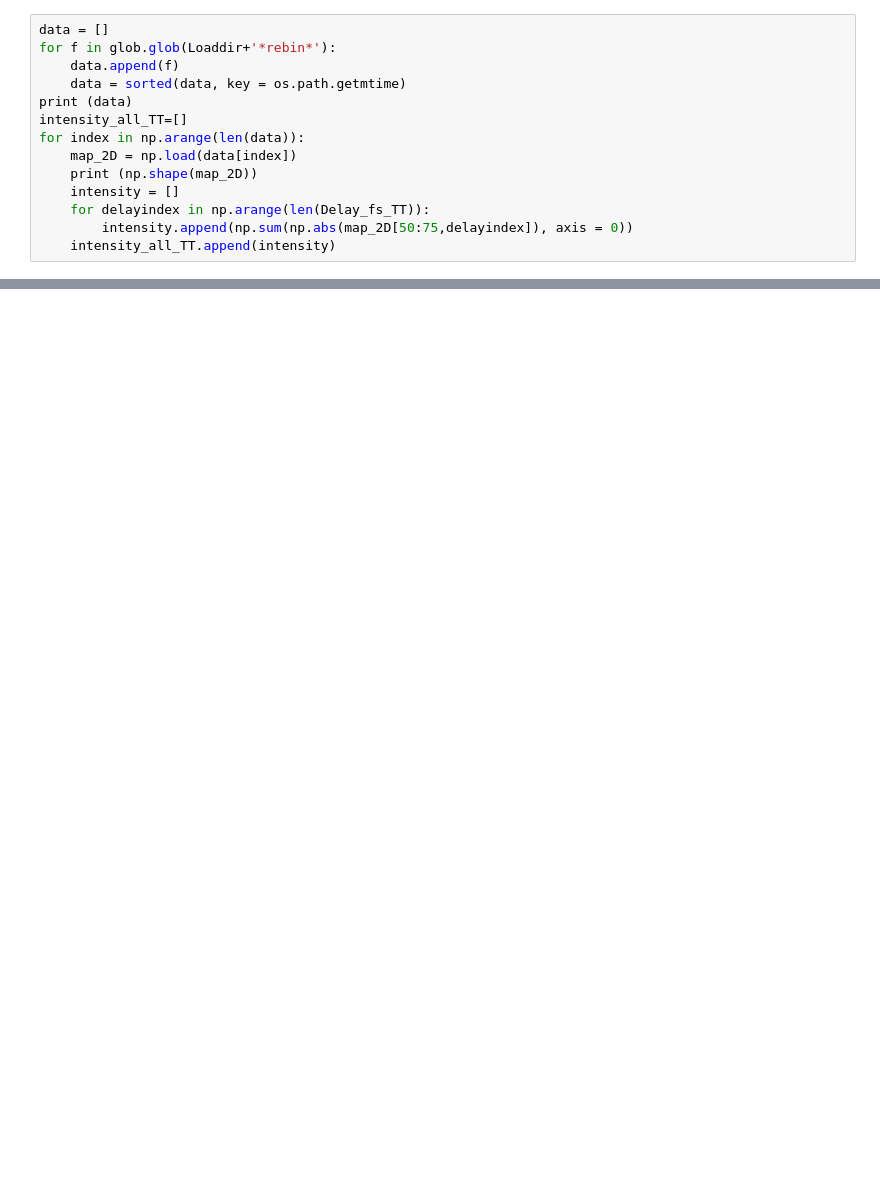
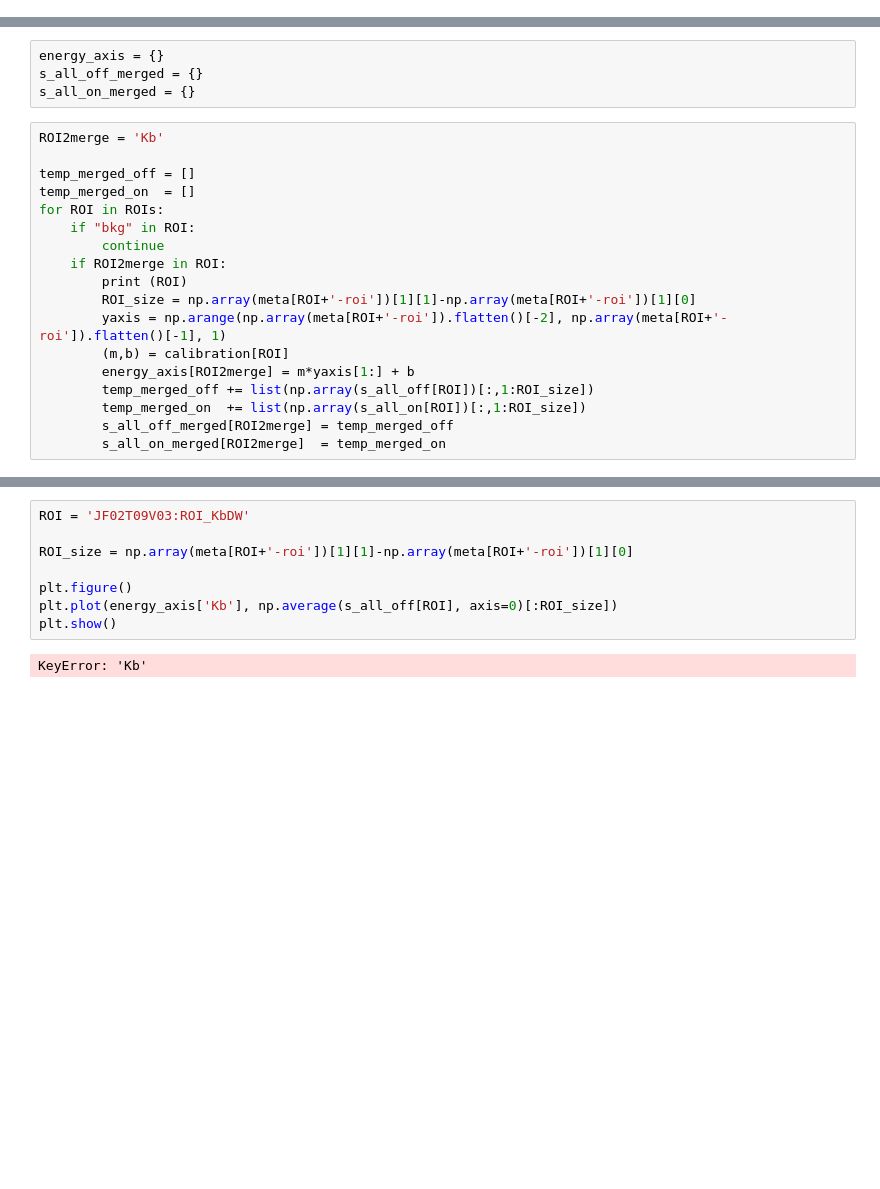
Before and after one commit to paulscherrerinstitute/alvra_beamline_scripts, a Jupyter notebook: Plotting_XES_timescans.ipynb, the cells around one changed output, grey strips where cells are left out. Saved outputs shown, nothing was run; the diff lists cells and outputs as text; blank space fills up the shorter version.

```diff
--- a/Plotting_XES_timescans.ipynb
+++ b/Plotting_XES_timescans.ipynb
@@ -487,14 +0,0 @@ plt.savefig('/das/work/p20/p20537/Claudio/PNG/Kb_timetraces.PNG')
-# %%
-data = []
-for f in glob.glob(Loaddir+'*rebin*'):
-    data.append(f)
-    data = sorted(data, key = os.path.getmtime)
-print (data)
-intensity_all_TT=[]
-for index in np.arange(len(data)):
-    map_2D = np.load(data[index])
-    print (np.shape(map_2D))
-    intensity = []
-    for delayindex in np.arange(len(Delay_fs_TT)):
-        intensity.append(np.sum(np.abs(map_2D[50:75,delayindex]), axis = 0))
-    intensity_all_TT.append(intensity)
@@ -603,0 +77,22 @@ plt.show()
+# %%
+energy_axis = {}
+s_all_off_merged = {}
+s_all_on_merged = {}
+# %%
+ROI2merge = 'Kb'
+
+temp_merged_off = []
+temp_merged_on  = []
+for ROI in ROIs:
+    if "bkg" in ROI:
+        continue
+    if ROI2merge in ROI:
+        print (ROI)
+        ROI_size = np.array(meta[ROI+'-roi'])[1][1]-np.array(meta[ROI+'-roi'])[1][0]
+        yaxis = np.arange(np.array(meta[ROI+'-roi']).flatten()[-2], np.array(meta[ROI+'-roi']).flatten()[-1], 1)
+        (m,b) = calibration[ROI]
+        energy_axis[ROI2merge] = m*yaxis[1:] + b
+        temp_merged_off += list(np.array(s_all_off[ROI])[:,1:ROI_size])
+        temp_merged_on  += list(np.array(s_all_on[ROI])[:,1:ROI_size])
+        s_all_off_merged[ROI2merge] = temp_merged_off
+        s_all_on_merged[ROI2merge]  = temp_merged_on
@@ -603,0 +112,11 @@ plt.show()
+# %%
+ROI = 'JF02T09V03:ROI_KbDW'
+
+ROI_size = np.array(meta[ROI+'-roi'])[1][1]-np.array(meta[ROI+'-roi'])[1][0]
+
+plt.figure()
+plt.plot(energy_axis['Kb'], np.average(s_all_off[ROI], axis=0)[:ROI_size])
+plt.show()
+# %% [output]
+KeyError: 'Kb'
+[figure, added]
```
Also changed, not shown: parts of 99 cells of this notebook, 3 other files.
